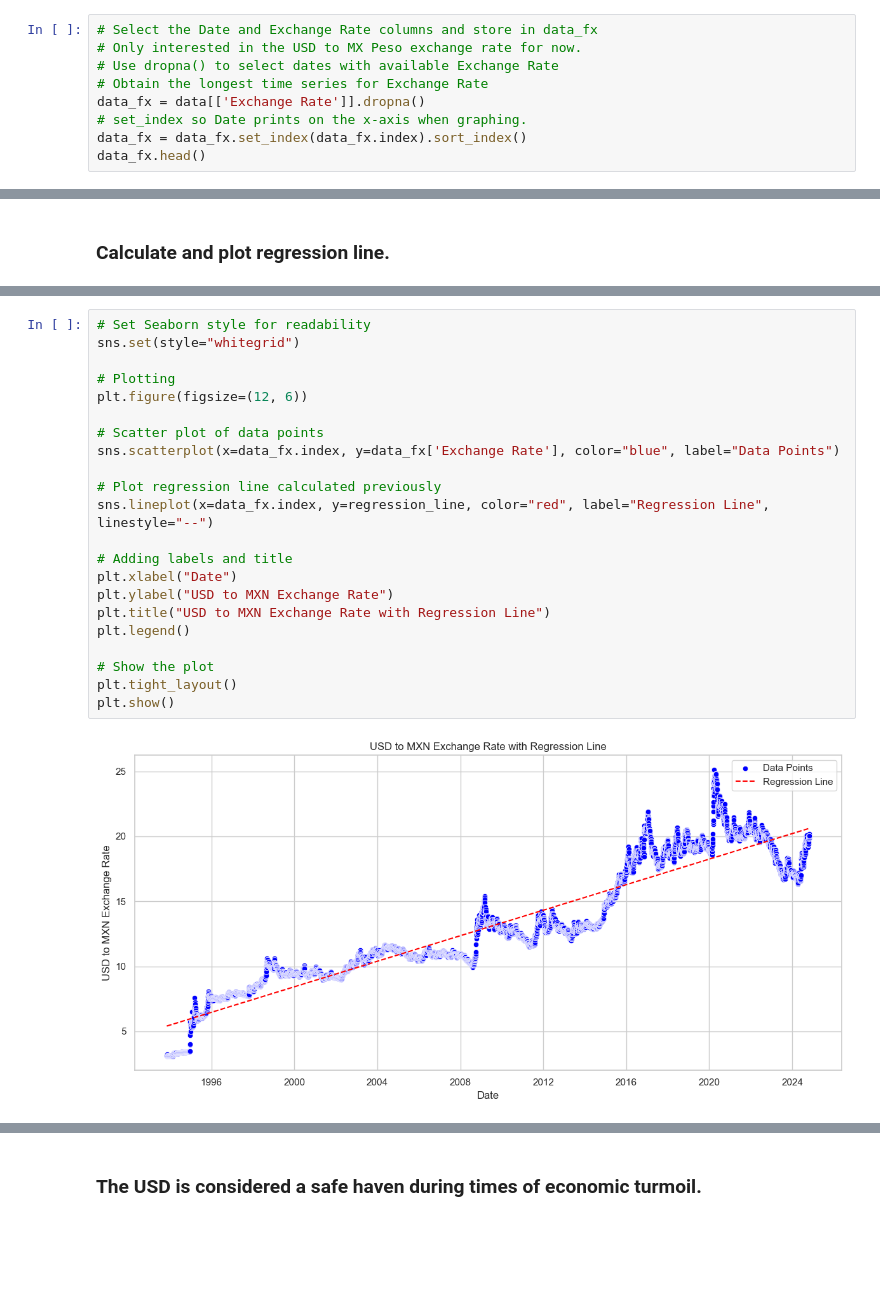
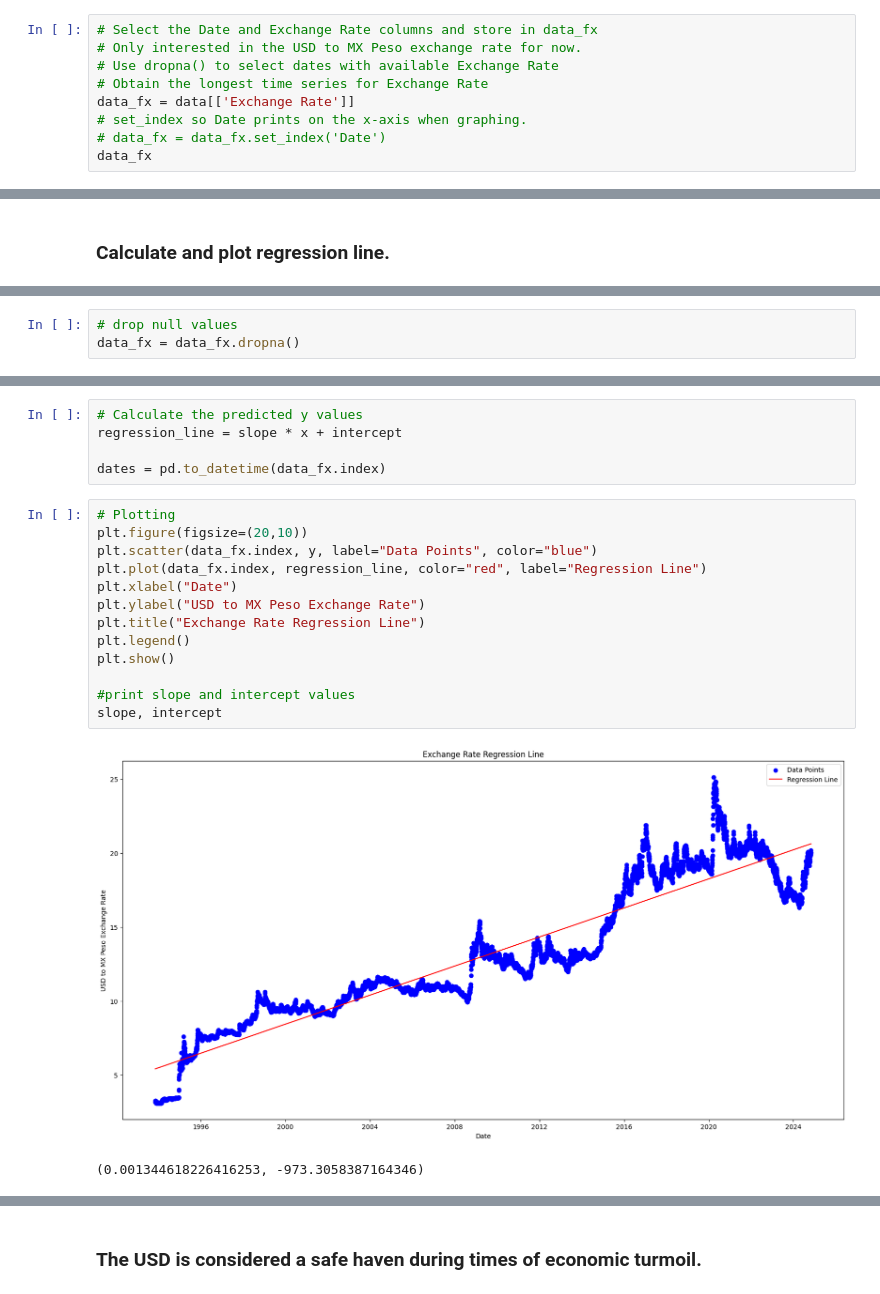
Before and after one commit to wrdhall3/fx-rate-project, a Jupyter notebook: retrieve_fx_data.ipynb, the cells around one changed output, grey strips where cells are left out. Drawn from its saved outputs; the diff is of its cells as text; blank space fills up the shorter version.

```diff
--- a/retrieve_fx_data.ipynb
+++ b/retrieve_fx_data.ipynb
@@ -510,9 +318,9 @@ interactive(children=(Dropdown(description='Select Variable:', options=('US Real
 # Only interested in the USD to MX Peso exchange rate for now.
 # Use dropna() to select dates with available Exchange Rate
 # Obtain the longest time series for Exchange Rate
-data_fx = data[['Exchange Rate']].dropna()
+data_fx = data[['Exchange Rate']]
 # set_index so Date prints on the x-axis when graphing.
-data_fx = data_fx.set_index(data_fx.index).sort_index()
-data_fx.head()
+# data_fx = data_fx.set_index('Date')
+data_fx
 # %% [output]
 |  | Exchange Rate |
@@ -589,3 +361,6 @@ plt.show()
+# %%
+# drop null values
+data_fx = data_fx.dropna()
 # %%
 # Calculate the y = mx +b line in above graph.  Show calculation and plot the regression line.
 # already performed: from scipy import stats and import matplotlib.pyplot as plt
@@ -605,27 +373,24 @@ regression_line = slope * data_fx['Days'] + intercept # Calculate the predicted
+# %%
+# Calculate the predicted y values
+regression_line = slope * x + intercept
+
+dates = pd.to_datetime(data_fx.index)
 # %%
-# Set Seaborn style for readability
-sns.set(style="whitegrid")
+# Plotting
+plt.figure(figsize=(20,10))
+plt.scatter(data_fx.index, y, label="Data Points", color="blue")
+plt.plot(data_fx.index, regression_line, color="red", label="Regression Line")
+plt.xlabel("Date")
+plt.ylabel("USD to MX Peso Exchange Rate")
+plt.title("Exchange Rate Regression Line")
+plt.legend()
+plt.show()
 
-# Plotting
-plt.figure(figsize=(12, 6))
-
-# Scatter plot of data points
-sns.scatterplot(x=data_fx.index, y=data_fx['Exchange Rate'], color="blue", label="Data Points")
-
-# Plot regression line calculated previously
-sns.lineplot(x=data_fx.index, y=regression_line, color="red", label="Regression Line", linestyle="--")
-
-# Adding labels and title
-plt.xlabel("Date")
-plt.ylabel("USD to MXN Exchange Rate")
-plt.title("USD to MXN Exchange Rate with Regression Line")
-plt.legend()
-
-# Show the plot
-plt.tight_layout()
-plt.show()
+#print slope and intercept values
+slope, intercept
 # %% [output]
-[figure, old version]
+[figure, new version]
+(0.001344618226416253, -973.3058387164346)
 # %%
 # This simple regression line is based on everything else the same.
 # Convert the last day to ordinal
```
Also changed, not shown: parts of 80 cells of this notebook, 1 other file.
